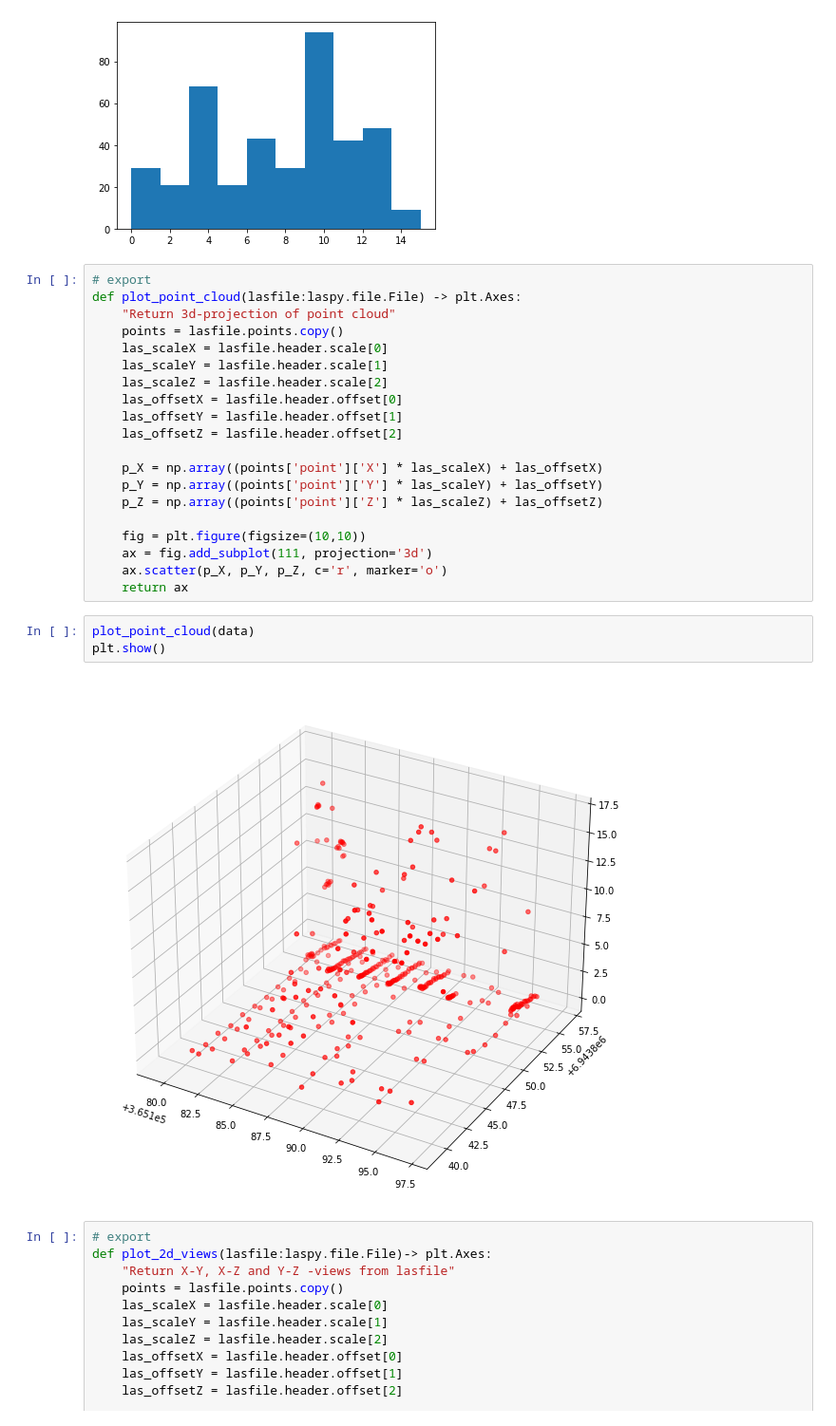
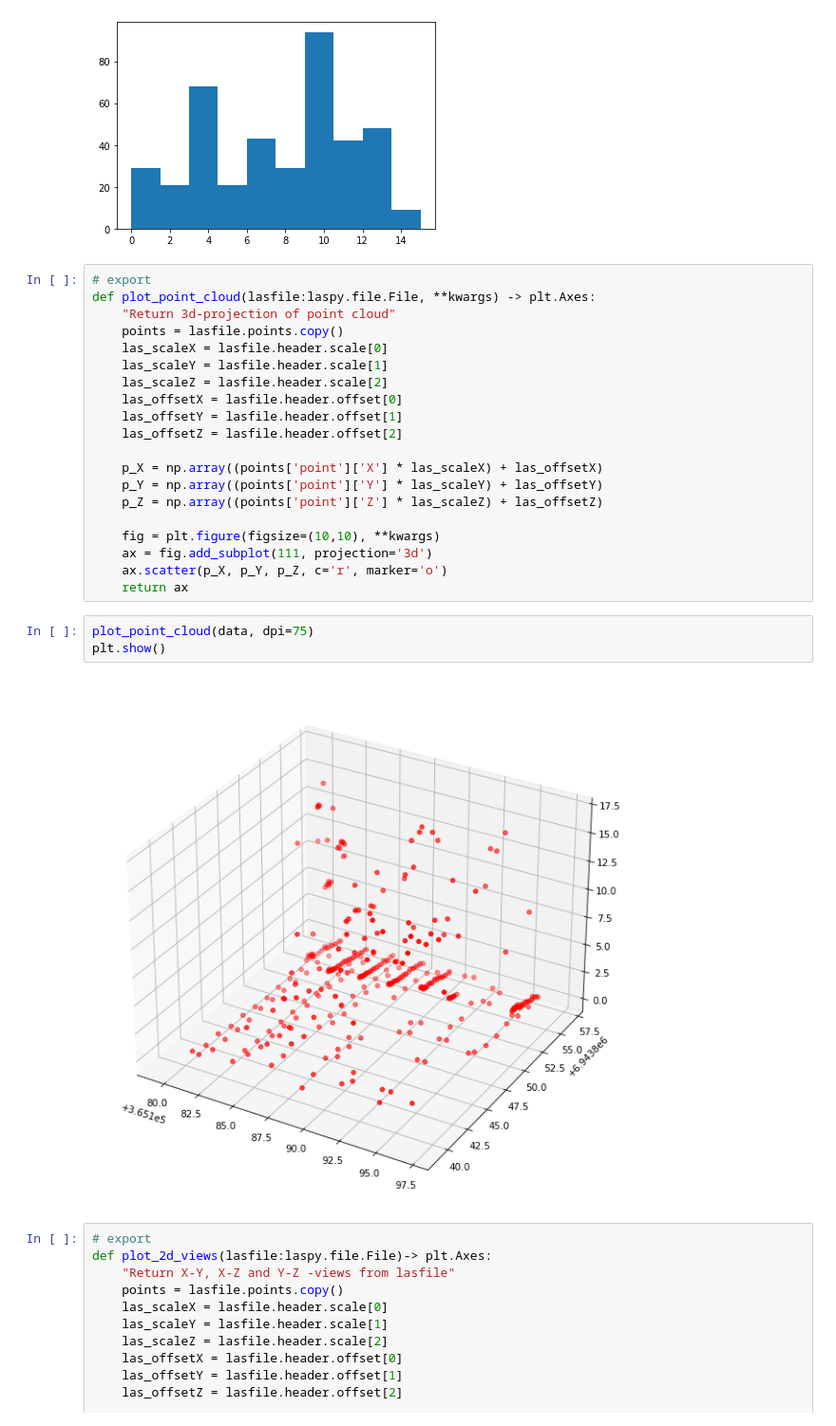
Before and after one commit to mayrajeo/enveco, a Jupyter notebook: nbs/01_data.las.ipynb, the cells around one changed output. Shown at 95% size. Saved outputs shown, nothing was run; the diff lists cells and outputs as text.

```diff
--- a/nbs/01_data.las.ipynb
+++ b/nbs/01_data.las.ipynb
@@ -57,7 +57,7 @@ plt.show()
 [figure]
 # %%
 # export
-def plot_point_cloud(lasfile:laspy.file.File) -> plt.Axes:
+def plot_point_cloud(lasfile:laspy.file.File, **kwargs) -> plt.Axes:
     "Return 3d-projection of point cloud"
     points = lasfile.points.copy()
     las_scaleX = lasfile.header.scale[0]
@@ -71,15 +71,15 @@ def plot_point_cloud(lasfile:laspy.file.File) -> plt.Axes:
     p_Y = np.array((points['point']['Y'] * las_scaleY) + las_offsetY)
     p_Z = np.array((points['point']['Z'] * las_scaleZ) + las_offsetZ)
 
-    fig = plt.figure(figsize=(10,10))
+    fig = plt.figure(figsize=(10,10), **kwargs)
     ax = fig.add_subplot(111, projection='3d')
     ax.scatter(p_X, p_Y, p_Z, c='r', marker='o')
     return ax
 # %%
-plot_point_cloud(data)
+plot_point_cloud(data, dpi=75)
 plt.show()
 # %% [output]
-[figure, old version]
+[figure, new version]
 # %%
 # export
 def plot_2d_views(lasfile:laspy.file.File)-> plt.Axes:
```
Also changed, not shown: parts of 2 cells of this notebook, 11 other files.
